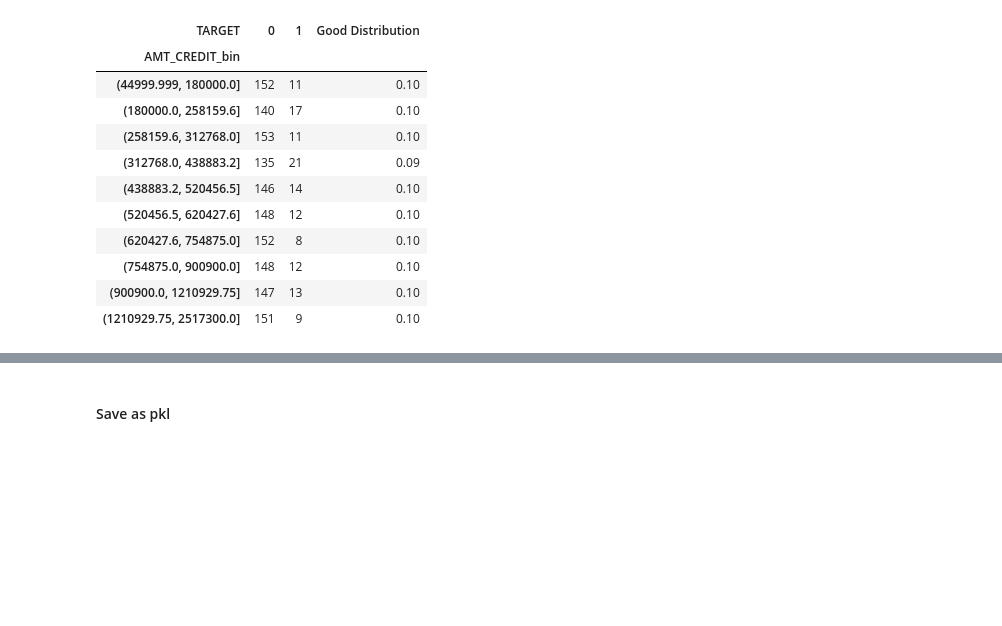
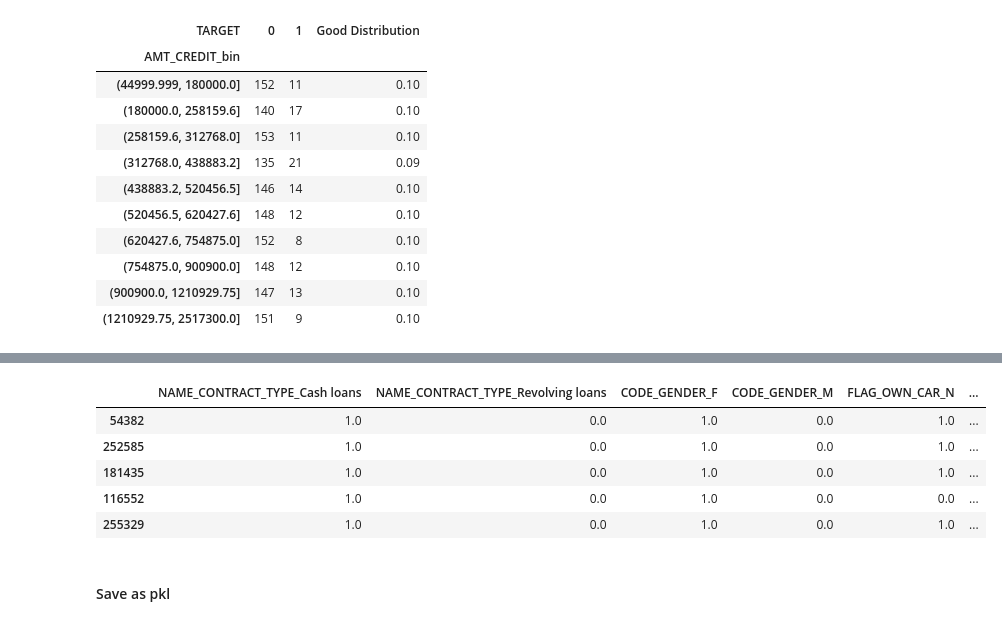
Before and after one commit to shandytp/learn_credit_score, a Jupyter notebook: 03-woe-and-iv.ipynb, the cells around one changed output, grey strips where cells are left out. Cells and saved outputs as stored; diff of their text form; code cells hidden in the pictures; blank space fills up the shorter version.

```diff
--- a/03-woe-and-iv.ipynb
+++ b/03-woe-and-iv.ipynb
@@ -436,0 +510,2 @@ dataset_cat_ohe
+# %%
+test_set_cat = test_set[cat_cols].copy()
@@ -437,3 +600,12 @@ dataset_cat_ohe
+# %%
+test_set_cat_ohe.head()
+# %% [output]
+|  | NAME_CONTRACT_TYPE_Cash loans | NAME_CONTRACT_TYPE_Revolving loans | CODE_GENDER_F | CODE_GENDER_M | FLAG_OWN_CAR_N | ... |
+| 54382 | 1.0 | 0.0 | 1.0 | 0.0 | 1.0 | ... |
+| 252585 | 1.0 | 0.0 | 1.0 | 0.0 | 1.0 | ... |
+| 181435 | 1.0 | 0.0 | 1.0 | 0.0 | 1.0 | ... |
+| 116552 | 1.0 | 0.0 | 1.0 | 0.0 | 0.0 | ... |
+| 255329 | 1.0 | 0.0 | 1.0 | 0.0 | 1.0 | ... |
 # %% [markdown]
 #### Save as pkl
 # %% [markdown]
```
Also changed, not shown: parts of 58 cells of this notebook.
